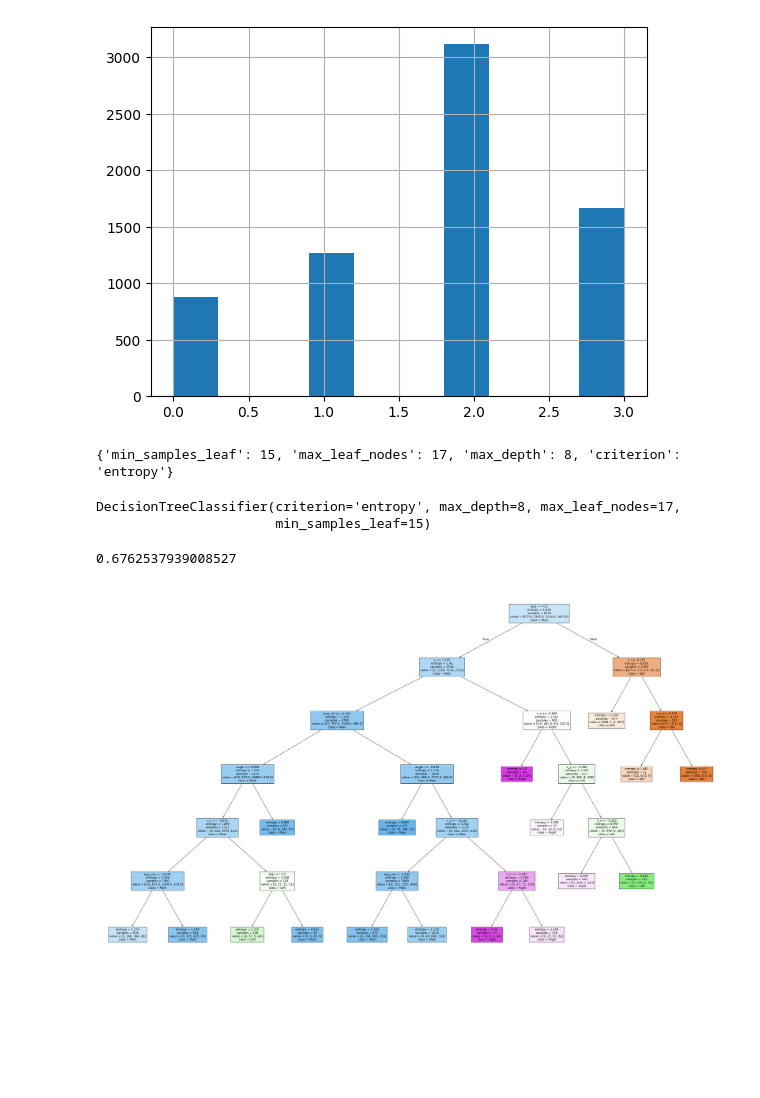
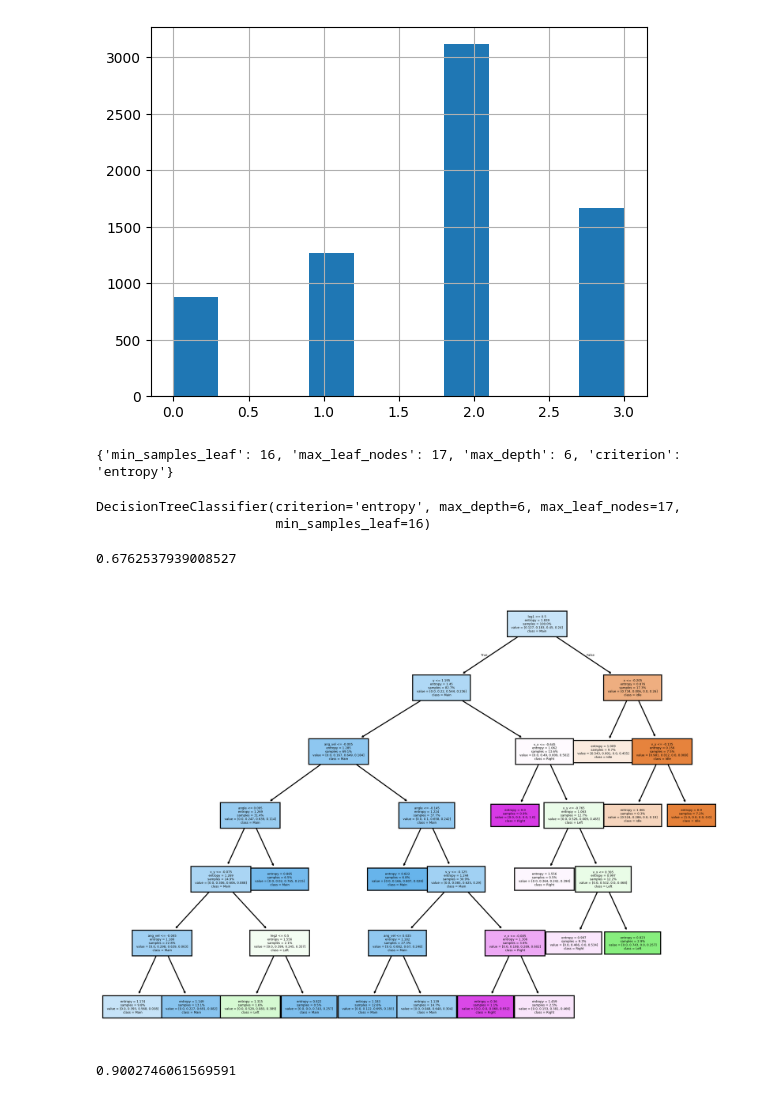
Before and after one commit to CarlosLafuenteCarreras/stochastic-gym-solver, a Jupyter notebook: explain-model.ipynb, the cells around one changed output. Drawn from its saved outputs; the diff is of its cells as text; code cells hidden in the pictures; blank space fills up the shorter version.

```diff
--- a/explain-model.ipynb
+++ b/explain-model.ipynb
@@ -34,11 +34,8 @@ y = dataset['action']
 
 clf = DecisionTreeClassifier(
     criterion='entropy',
-    max_depth=4,
-    max_leaf_nodes=10,
-    min_samples_leaf=1,
-
-    random_state=0
+    random_state=0,
+    max_leaf_nodes=1000,
 )
 clf.fit(X, y)
 
@@ -101,24 +100,42 @@ dataset['action'].hist()
 # %%
 print(grid_search.best_params_)
 # %% [output]
-{'min_samples_leaf': 15, 'max_leaf_nodes': 17, 'max_depth': 8, 'criterion': 'entropy'}
+{'min_samples_leaf': 16, 'max_leaf_nodes': 17, 'max_depth': 6, 'criterion': 'entropy'}
 # %%
 best_clf = DecisionTreeClassifier(**grid_search.best_params_)
 
 best_clf.fit(X, y)
 # %% [output]
-DecisionTreeClassifier(criterion='entropy', max_depth=8, max_leaf_nodes=17,
-                       min_samples_leaf=15)
+DecisionTreeClassifier(criterion='entropy', max_depth=6, max_leaf_nodes=17,
+                       min_samples_leaf=16)
 # %%
 print(best_clf.score(X, y))
 # %% [output]
 0.6762537939008527
 # %%
-plt.figure(figsize=(50, 30))
+plt.figure(figsize=(11, 8), dpi=300)
 # lunar lander has 4 actions
 plot_tree(best_clf, filled=True, feature_names=X.columns, class_names=[
     "Idle", "Left", "Main", "Right"
-])
+],
+proportion=True,
+fontsize=3)
 plt.show()
 # %% [output]
-[figure, old version]
+[figure, new version]
+# %%
+from sklearn.ensemble import RandomForestClassifier
+
+clf = RandomForestClassifier(
+    criterion='entropy',
+    n_estimators=500,
+    random_state=0,
+    n_jobs=-1,
+    max_leaf_nodes=700,
+)
+
+clf.fit(X, y)
+
+print(clf.score(X, y))
+# %% [output]
+0.9002746061569591
```
Also changed, not shown: parts of 3 cells of this notebook, 1 other file.
